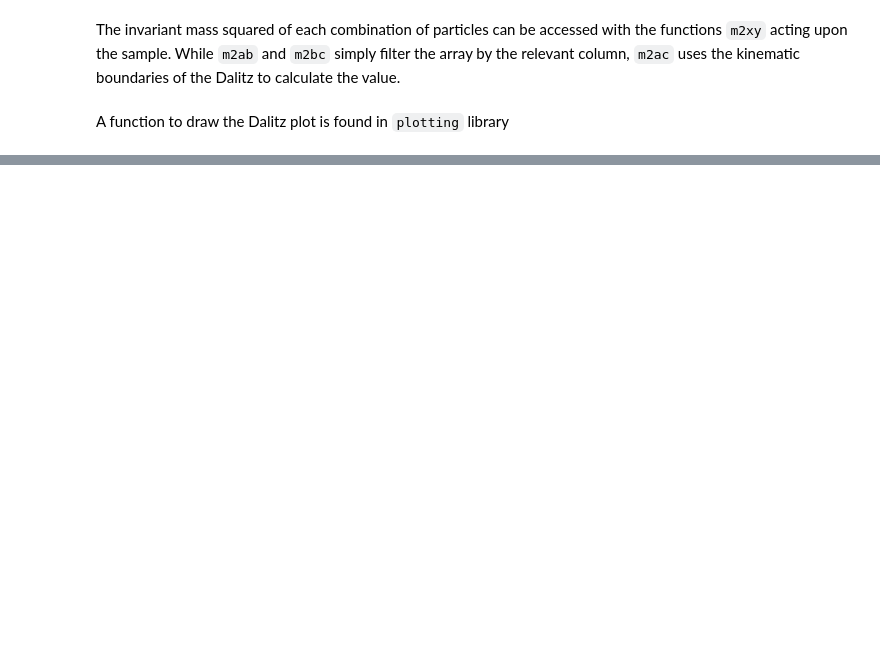
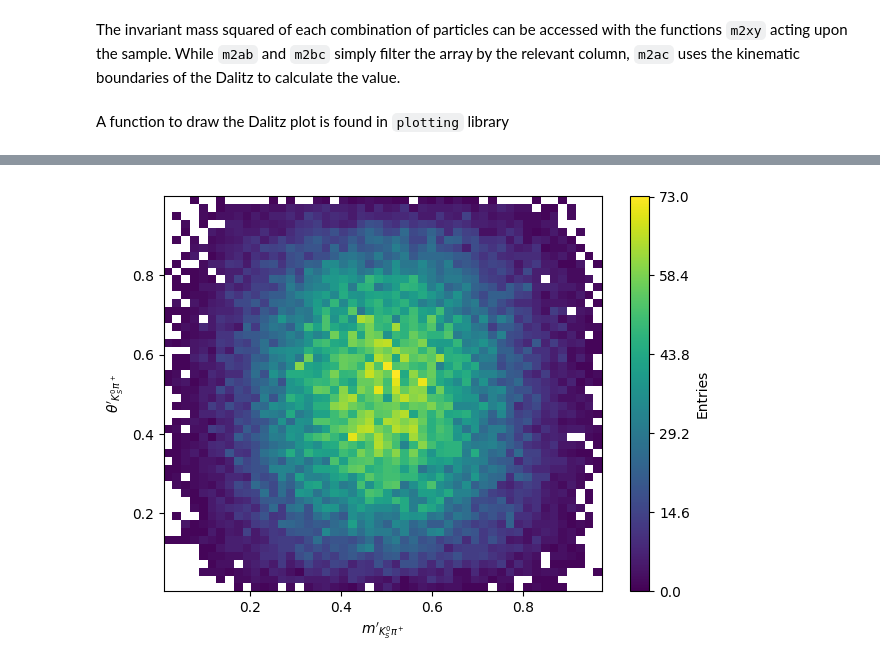
Before and after one commit to cpviolation/analysis_helpers, a Jupyter notebook: docs/notebooks/dalitz_plot.ipynb, the cells around one changed output, grey strips where cells are left out. Saved outputs shown, nothing was run; the diff lists cells and outputs as text; code cells hidden in the pictures; blank space fills up the shorter version.

```diff
--- a/docs/notebooks/dalitz_plot.ipynb
+++ b/docs/notebooks/dalitz_plot.ipynb
@@ -45,0 +52,7 @@ array([], shape=(0, 2), dtype=float64)
+# %%
+m_prime_ab = dps.m_prime_ab(sample)
+theta_prime_ab = dps.theta_prime_ab(sample)
+from analysis_helpers.plotting import plot_hist2d
+fig, ax = plot_hist2d(m_prime_ab, theta_prime_ab, xlabel=r"$m'_{K^0_S\pi^+}$", ylabel=r"$\theta'_{K^0_S\pi^+}$", bins=50)
+# %% [output]
+[figure, added]
```
Also changed, not shown: parts of 6 cells of this notebook, 2 other files.
